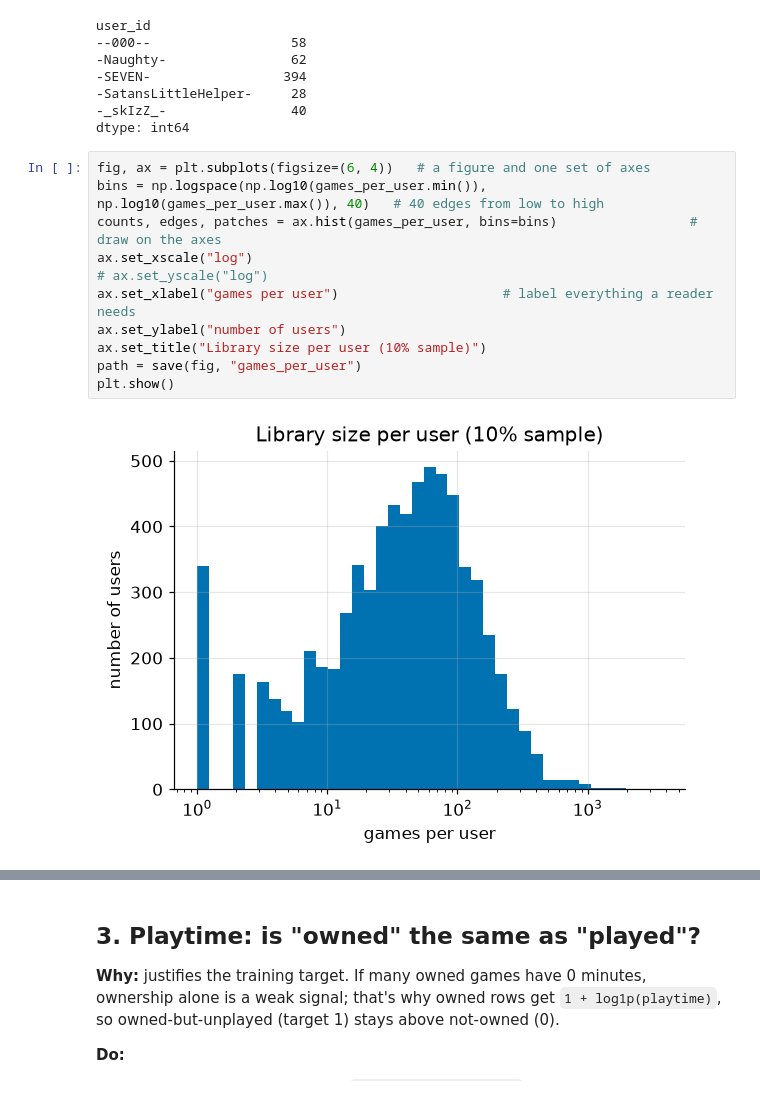
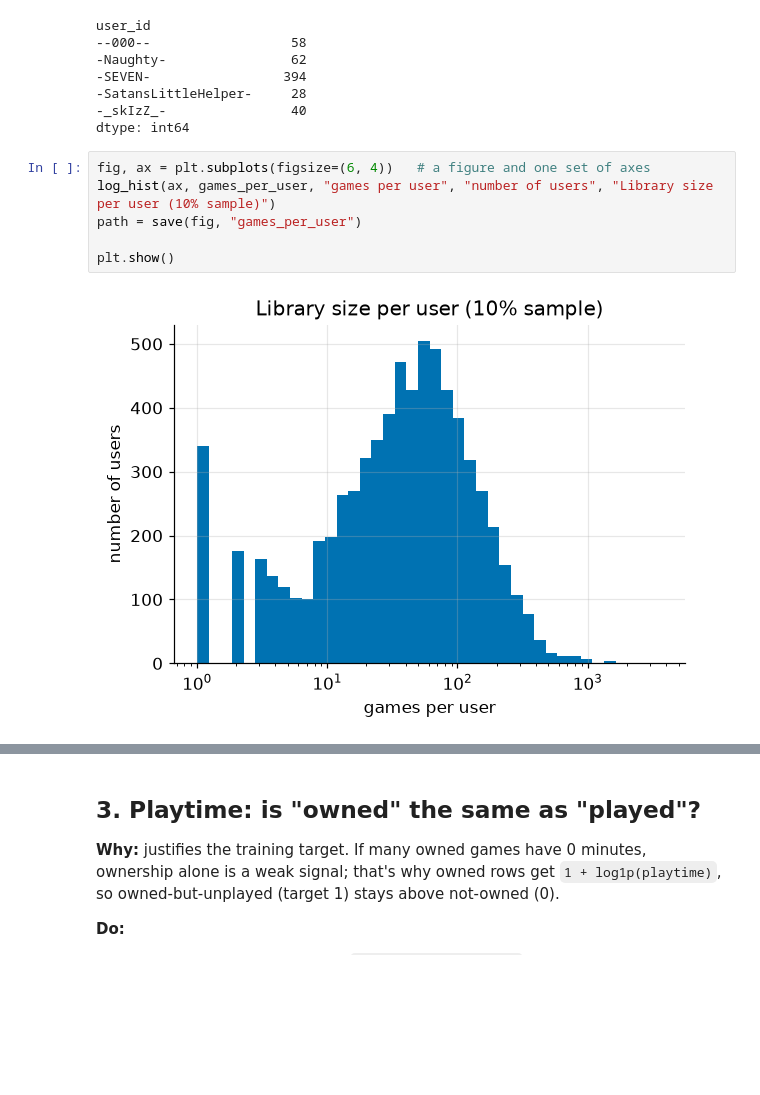
Before and after one commit to kberesfo/cse-258-assignment-2, a Jupyter notebook: notebooks/eda.ipynb, the cells around one changed output, grey strips where cells are left out. Saved outputs shown, nothing was run; the diff lists cells and outputs as text; blank space fills up the shorter version.

```diff
--- a/notebooks/eda.ipynb
+++ b/notebooks/eda.ipynb
@@ -104,15 +107,10 @@ user_id
 dtype: int64
 # %%
 fig, ax = plt.subplots(figsize=(6, 4))   # a figure and one set of axes
-bins = np.logspace(np.log10(games_per_user.min()), np.log10(games_per_user.max()), 40)   # 40 edges from low to high
-counts, edges, patches = ax.hist(games_per_user, bins=bins)                 # draw on the axes
-ax.set_xscale("log")
-# ax.set_yscale("log")
-ax.set_xlabel("games per user")                     # label everything a reader needs
-ax.set_ylabel("number of users")
-ax.set_title("Library size per user (10% sample)")
+log_hist(ax, games_per_user, "games per user", "number of users", "Library size per user (10% sample)")
 path = save(fig, "games_per_user")
+
 plt.show()
 # %% [output]
-[figure, old version]
+[figure, new version]
 # %%
```
Also changed, not shown: parts of 3 cells of this notebook, 4 other files.
